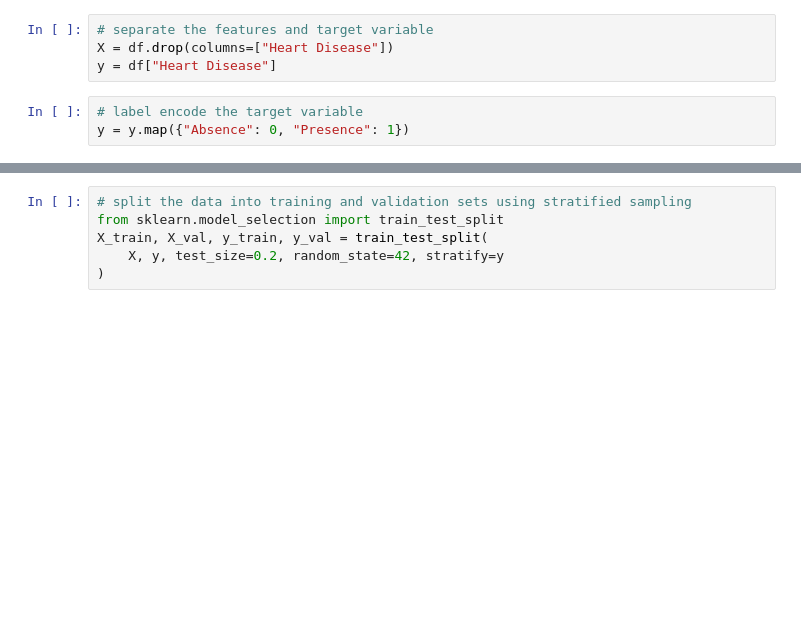
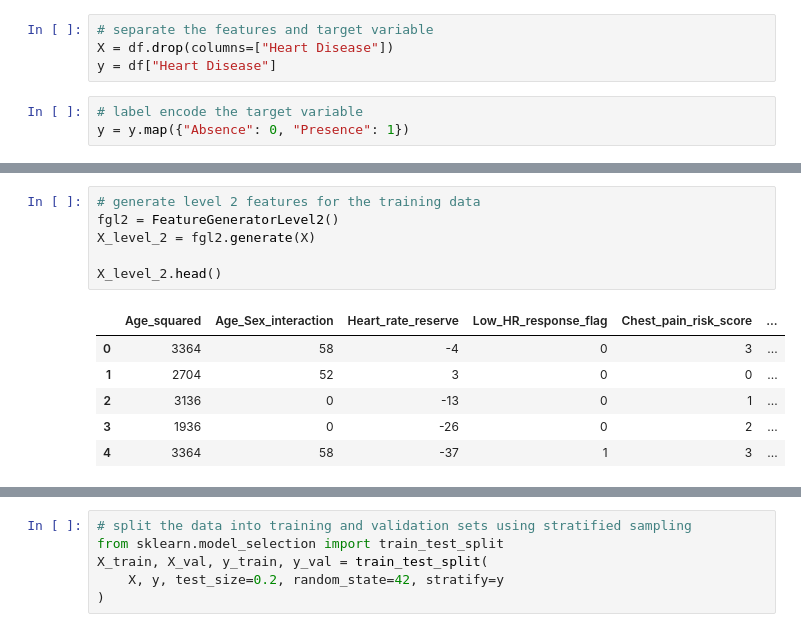
Before and after one commit to adityaSinghal08/heart-disease-prediction, a Jupyter notebook: notebooks/04_logistic_regression.ipynb, the cells around one changed output, grey strips where cells are left out. Cells and saved outputs as stored; diff of their text form; blank space fills up the shorter version.

Commit message:
Add all levels of features and run logistic regression

```diff
--- a/notebooks/04_logistic_regression.ipynb
+++ b/notebooks/04_logistic_regression.ipynb
@@ -37,3 +37,16 @@ X_level_1.head()
 | 2 | 0 | 0 | 0 | 0 | 0 | ... |
 | 3 | 0 | 0 | 0 | 0 | 1 | ... |
 | 4 | 1 | 1 | 0 | 1 | 3 | ... |
+# %%
+# generate level 2 features for the training data
+fgl2 = FeatureGeneratorLevel2()
+X_level_2 = fgl2.generate(X)
+
+X_level_2.head()
+# %% [output]
+|  | Age_squared | Age_Sex_interaction | Heart_rate_reserve | Low_HR_response_flag | Chest_pain_risk_score | ... |
+| 0 | 3364 | 58 | -4 | 0 | 3 | ... |
+| 1 | 2704 | 52 | 3 | 0 | 0 | ... |
+| 2 | 3136 | 0 | -13 | 0 | 1 | ... |
+| 3 | 1936 | 0 | -26 | 0 | 2 | ... |
+| 4 | 3364 | 58 | -37 | 1 | 3 | ... |
```
Also changed, not shown: parts of 7 cells of this notebook, 4 other files.
